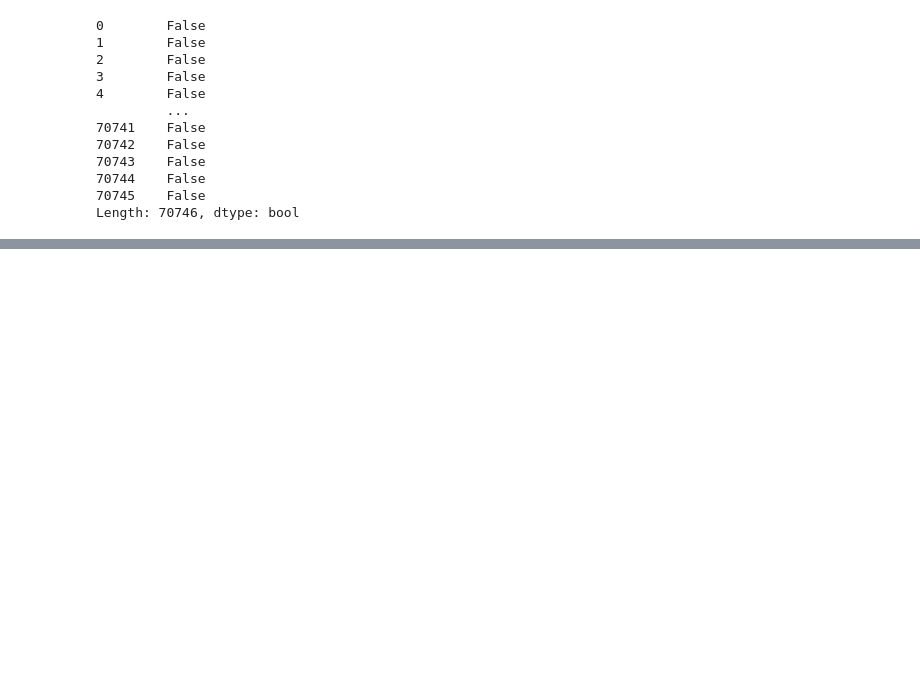
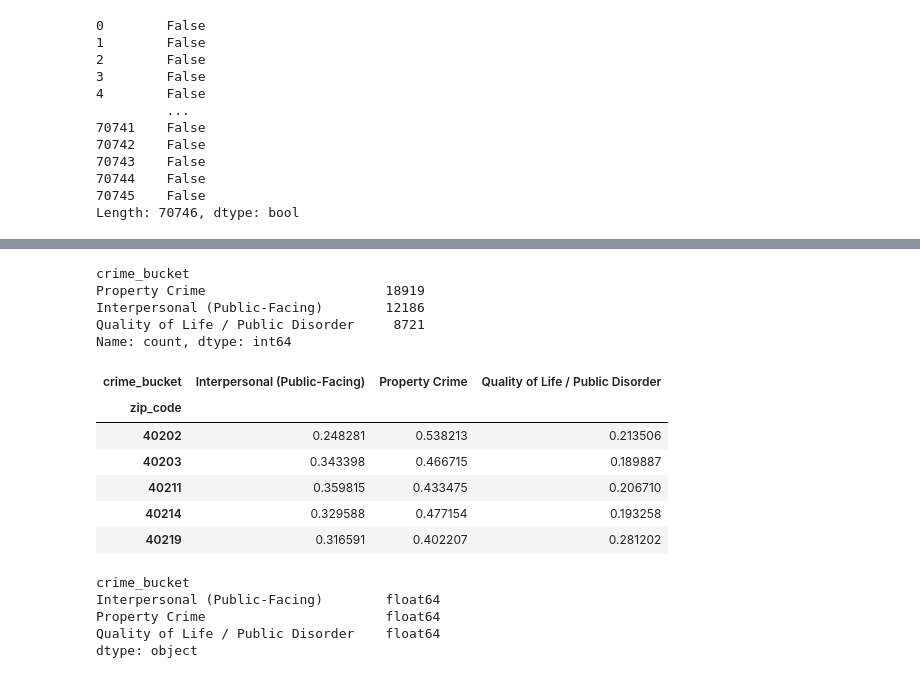
Before and after one commit to mand0rla/crime-patterns-and-urban-design, a Jupyter notebook: notebooks/W1_lmpd_crime.ipynb, the cells around one changed output, grey strips where cells are left out. Saved outputs shown, nothing was run; the diff lists cells and outputs as text; code cells hidden in the pictures; blank space fills up the shorter version.

```diff
--- a/notebooks/W1_lmpd_crime.ipynb
+++ b/notebooks/W1_lmpd_crime.ipynb
@@ -125,0 +234,8 @@ Length: 70746, dtype: bool
+# %%
+analysis_df["crime_bucket"].value_counts()
+# %% [output]
+crime_bucket
+Property Crime                       18919
+Interpersonal (Public-Facing)        12186
+Quality of Life / Public Disorder     8721
+Name: count, dtype: int64
@@ -125,0 +259,18 @@ Length: 70746, dtype: bool
+# %%
+zip_bucket_rates.head()
+# %% [output]
+| crime_bucket | Interpersonal (Public-Facing) | Property Crime | Quality of Life / Public Disorder |
+| zip_code |  |  |  |
+| 40202 | 0.248281 | 0.538213 | 0.213506 |
+| 40203 | 0.343398 | 0.466715 | 0.189887 |
+| 40211 | 0.359815 | 0.433475 | 0.206710 |
+| 40214 | 0.329588 | 0.477154 | 0.193258 |
+| 40219 | 0.316591 | 0.402207 | 0.281202 |
+# %%
+zip_bucket_rates.dtypes
+# %% [output]
+crime_bucket
+Interpersonal (Public-Facing)        float64
+Property Crime                       float64
+Quality of Life / Public Disorder    float64
+dtype: object
```
Also changed, not shown: parts of 26 cells of this notebook.
